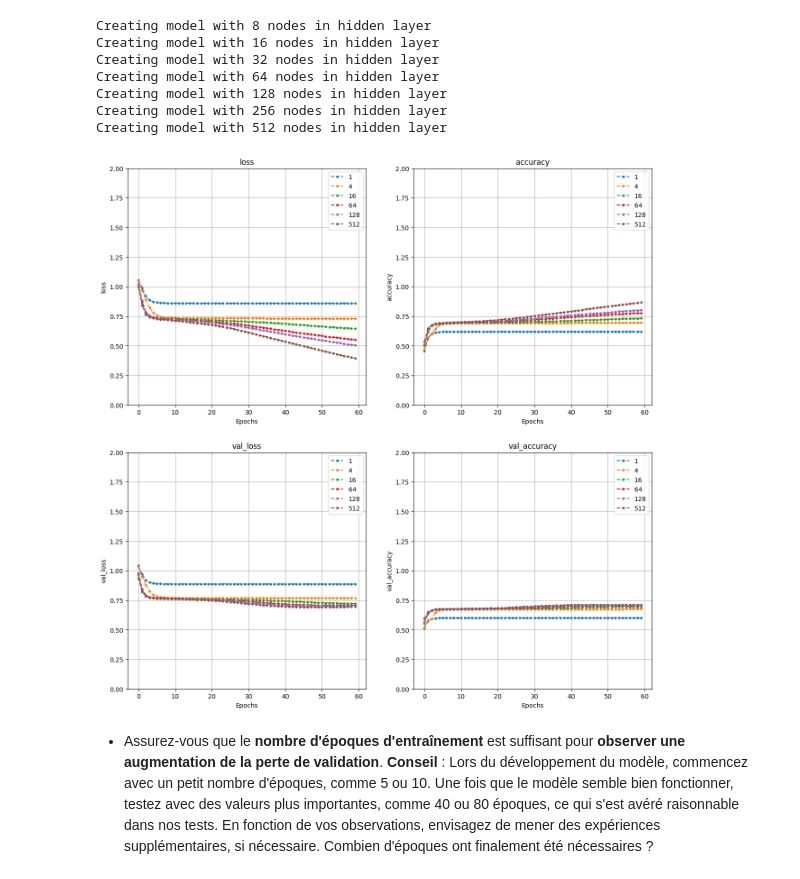
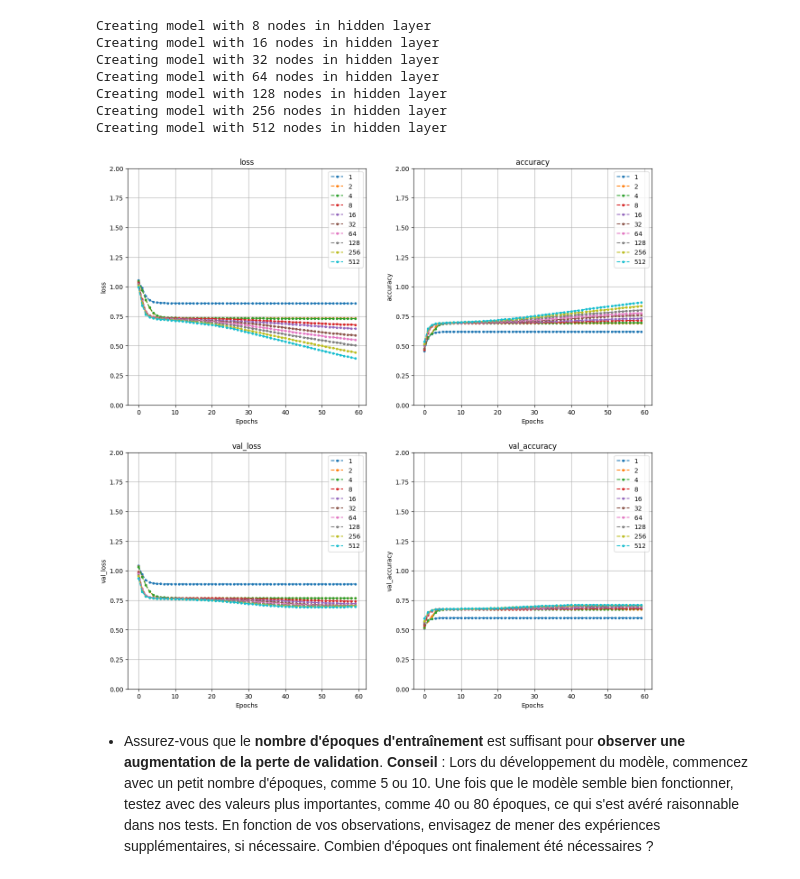
Before and after one commit to K-nCh-n/LearningML, a Jupyter notebook: Devoir3/csi4506-a24-d3-gabarit.ipynb, the cells around one changed output. Saved outputs shown, nothing was run; the diff lists cells and outputs as text; code cells hidden in the pictures.

```diff
--- a/Devoir3/csi4506-a24-d3-gabarit.ipynb
+++ b/Devoir3/csi4506-a24-d3-gabarit.ipynb
@@ -576,20 +576,20 @@ Creating model with 512 nodes in hidden layer
 # %%
 plt.figure(figsize=(15,15))
 scores = ["loss", "accuracy", "val_loss", "val_accuracy"]
-model_sizes = [1, 4, 16, 64, 128, 512]
+model_sizes = [1, 2, 4, 8, 16, 32, 64, 128, 256, 512]
 for i, score in enumerate(scores):
     plt.subplot(2,2,i+1)
     plt.ylim(0, 2)
     plt.grid(True)
     for model_size in model_sizes:
         plt.plot(histories[model_size].history[score], label=f"{model_size}", marker=".", linestyle="--")
         plt.xlabel("Epochs")
         plt.ylabel(score)
         plt.title(f"{score}")
     plt.legend(loc="best")
 plt.show()
 # %% [output]
-[figure, old version]
+[figure, new version]
 # %% [markdown]
 - Assurez-vous que le **nombre d'époques d'entraînement** est suffisant pour **observer une augmentation de la perte de validation**. **Conseil** : Lors du développement du modèle, commencez avec un petit nombre d'époques, comme 5 ou 10. Une fois que le modèle semble bien fonctionner, testez avec des valeurs plus importantes, comme 40 ou 80 époques, ce qui s'est avéré raisonnable dans nos tests. En fonction de vos observations, envisagez de mener des expériences supplémentaires, si nécessaire. Combien d'époques ont finalement été nécessaires ?
 # %%
```
Also changed, not shown: parts of 23 cells of this notebook.
